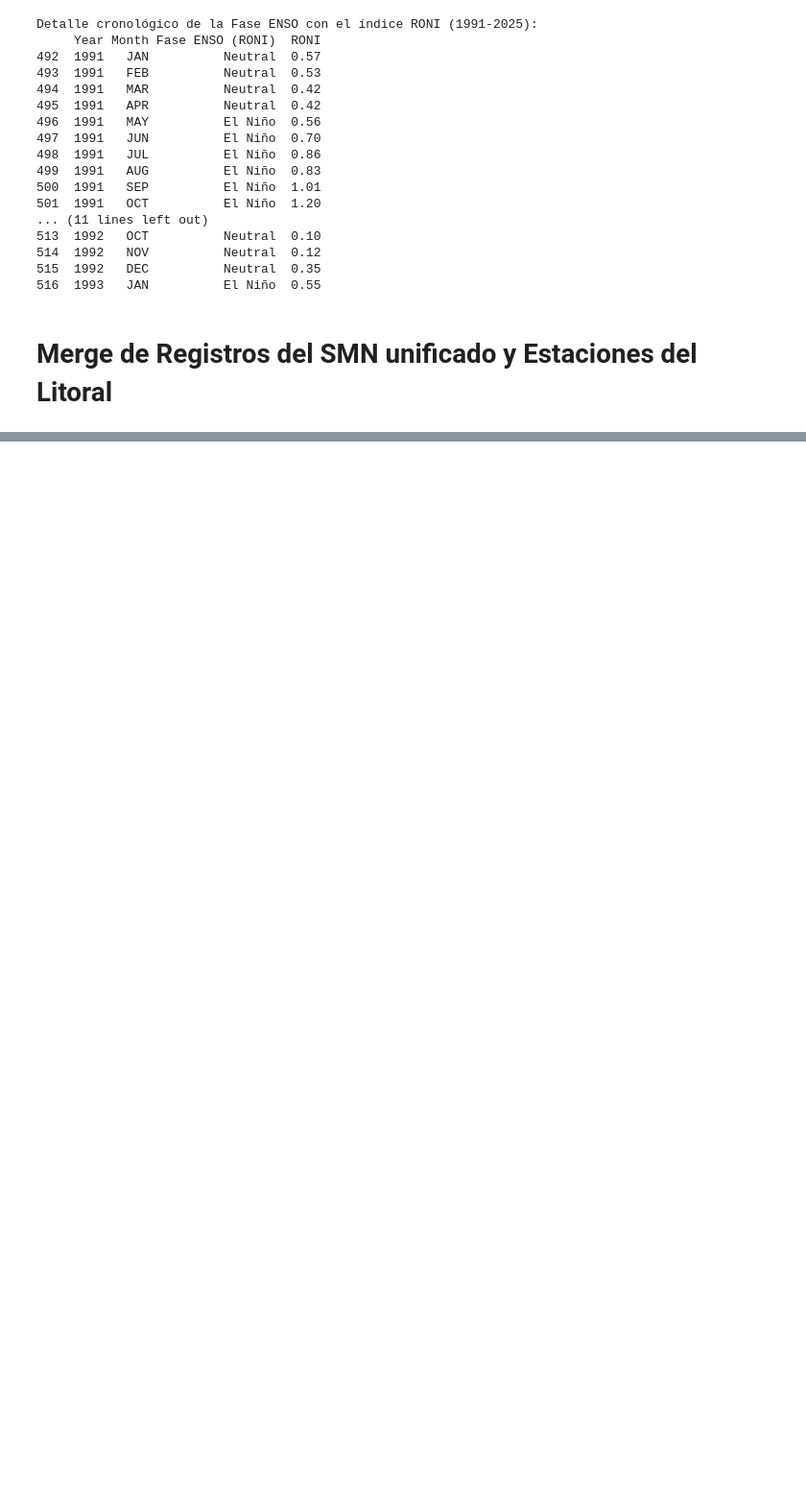
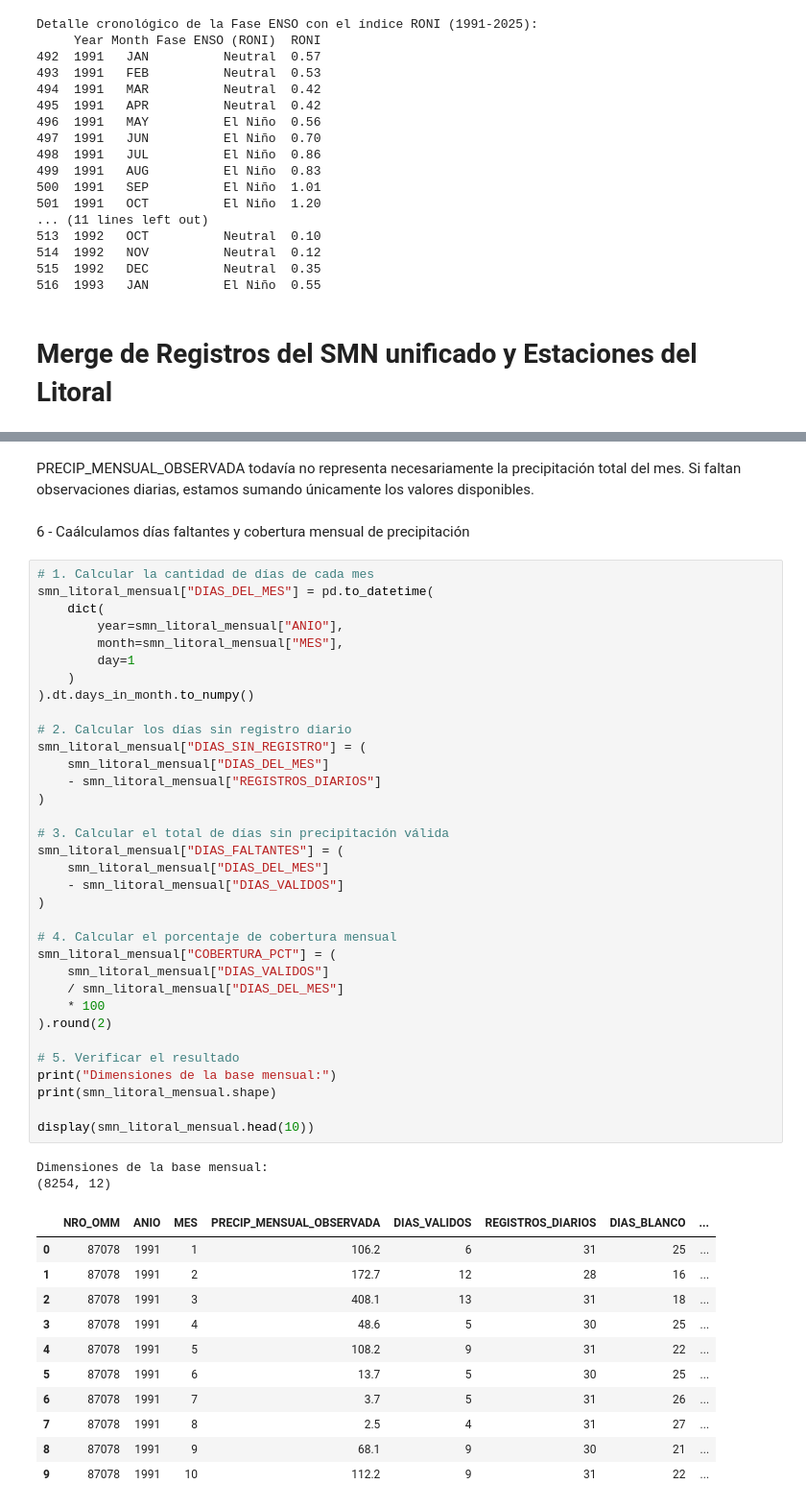
Before and after one commit to enrique20delgado-create/TP-Labo-ElNino-2C2026, a Jupyter notebook: Notebook/Ds_Enso.ipynb, the cells around one changed output, grey strips where cells are left out. Shown at 96% size. Drawn from its saved outputs; the diff is of its cells as text; blank space fills up the shorter version.

```diff
--- a/Notebook/Ds_Enso.ipynb
+++ b/Notebook/Ds_Enso.ipynb
@@ -1422,0 +1685,52 @@ Controlar que todo haya salido bien: Por último, con ayuda y recoemndacion de l
+# %% [markdown]
+PRECIP_MENSUAL_OBSERVADA todavía no representa necesariamente la precipitación total del mes. Si faltan observaciones diarias, estamos sumando únicamente los valores disponibles.
+# %% [markdown]
+6 - Caálculamos días faltantes y cobertura mensual de precipitación
+# %%
+# 1. Calcular la cantidad de días de cada mes
+smn_litoral_mensual["DIAS_DEL_MES"] = pd.to_datetime(
+    dict(
+        year=smn_litoral_mensual["ANIO"],
+        month=smn_litoral_mensual["MES"],
+        day=1
+    )
+).dt.days_in_month.to_numpy()
+
+# 2. Calcular los días sin registro diario
+smn_litoral_mensual["DIAS_SIN_REGISTRO"] = (
+    smn_litoral_mensual["DIAS_DEL_MES"]
+    - smn_litoral_mensual["REGISTROS_DIARIOS"]
+)
+
+# 3. Calcular el total de días sin precipitación válida
+smn_litoral_mensual["DIAS_FALTANTES"] = (
+    smn_litoral_mensual["DIAS_DEL_MES"]
+    - smn_litoral_mensual["DIAS_VALIDOS"]
+)
+
+# 4. Calcular el porcentaje de cobertura mensual
+smn_litoral_mensual["COBERTURA_PCT"] = (
+    smn_litoral_mensual["DIAS_VALIDOS"]
+    / smn_litoral_mensual["DIAS_DEL_MES"]
+    * 100
+).round(2)
+
+# 5. Verificar el resultado
+print("Dimensiones de la base mensual:")
+print(smn_litoral_mensual.shape)
+
+display(smn_litoral_mensual.head(10))
+# %% [output]
+Dimensiones de la base mensual:
+(8254, 12)
+|  | NRO_OMM | ANIO | MES | PRECIP_MENSUAL_OBSERVADA | DIAS_VALIDOS | REGISTROS_DIARIOS | DIAS_BLANCO | ... |
+| 0 | 87078 | 1991 | 1 | 106.2 | 6 | 31 | 25 | ... |
+| 1 | 87078 | 1991 | 2 | 172.7 | 12 | 28 | 16 | ... |
+| 2 | 87078 | 1991 | 3 | 408.1 | 13 | 31 | 18 | ... |
+| 3 | 87078 | 1991 | 4 | 48.6 | 5 | 30 | 25 | ... |
+| 4 | 87078 | 1991 | 5 | 108.2 | 9 | 31 | 22 | ... |
+| 5 | 87078 | 1991 | 6 | 13.7 | 5 | 30 | 25 | ... |
+| 6 | 87078 | 1991 | 7 | 3.7 | 5 | 31 | 26 | ... |
+| 7 | 87078 | 1991 | 8 | 2.5 | 4 | 31 | 27 | ... |
+| 8 | 87078 | 1991 | 9 | 68.1 | 9 | 30 | 21 | ... |
+| 9 | 87078 | 1991 | 10 | 112.2 | 9 | 31 | 22 | ... |
```
Also changed, not shown: parts of 52 cells of this notebook.
